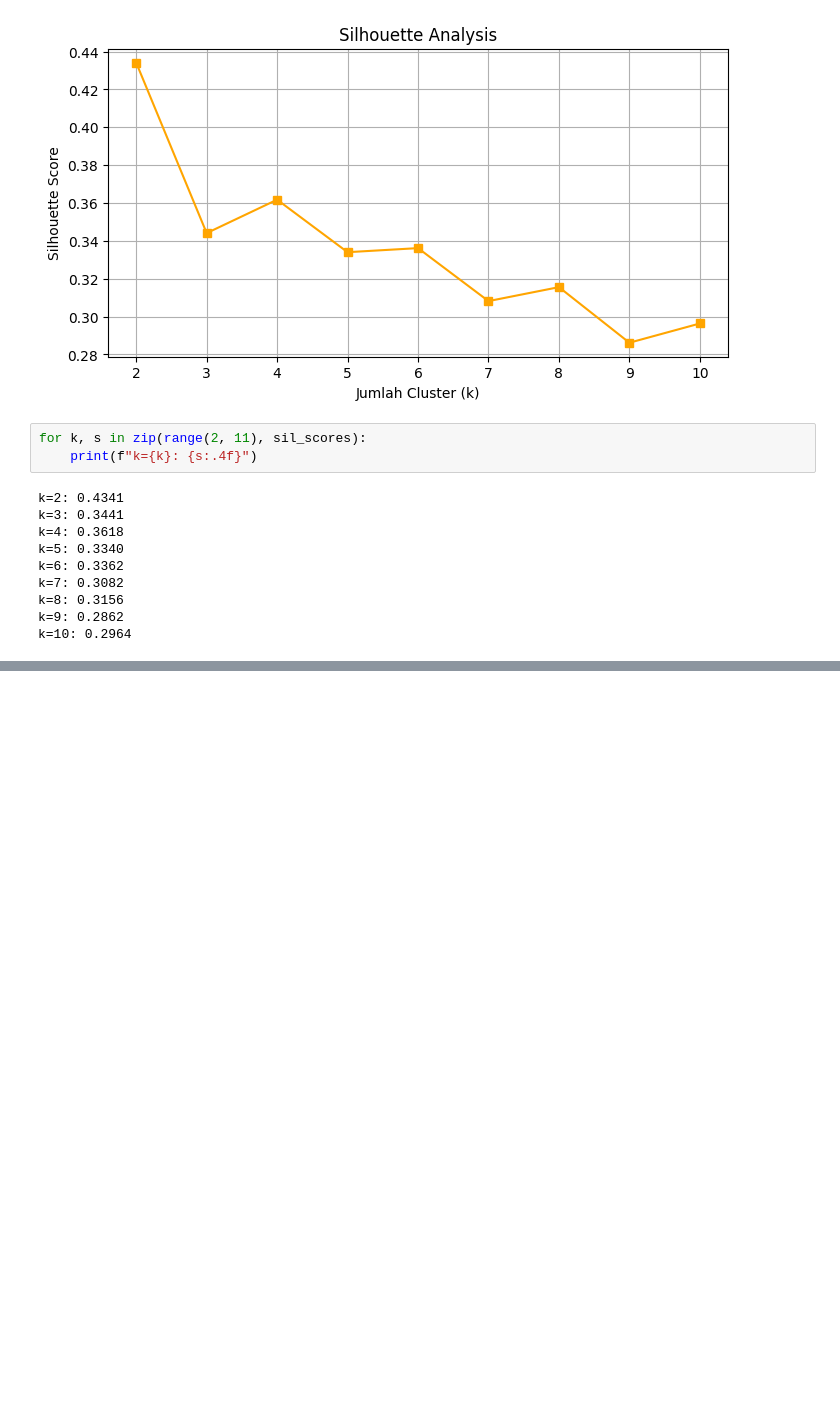
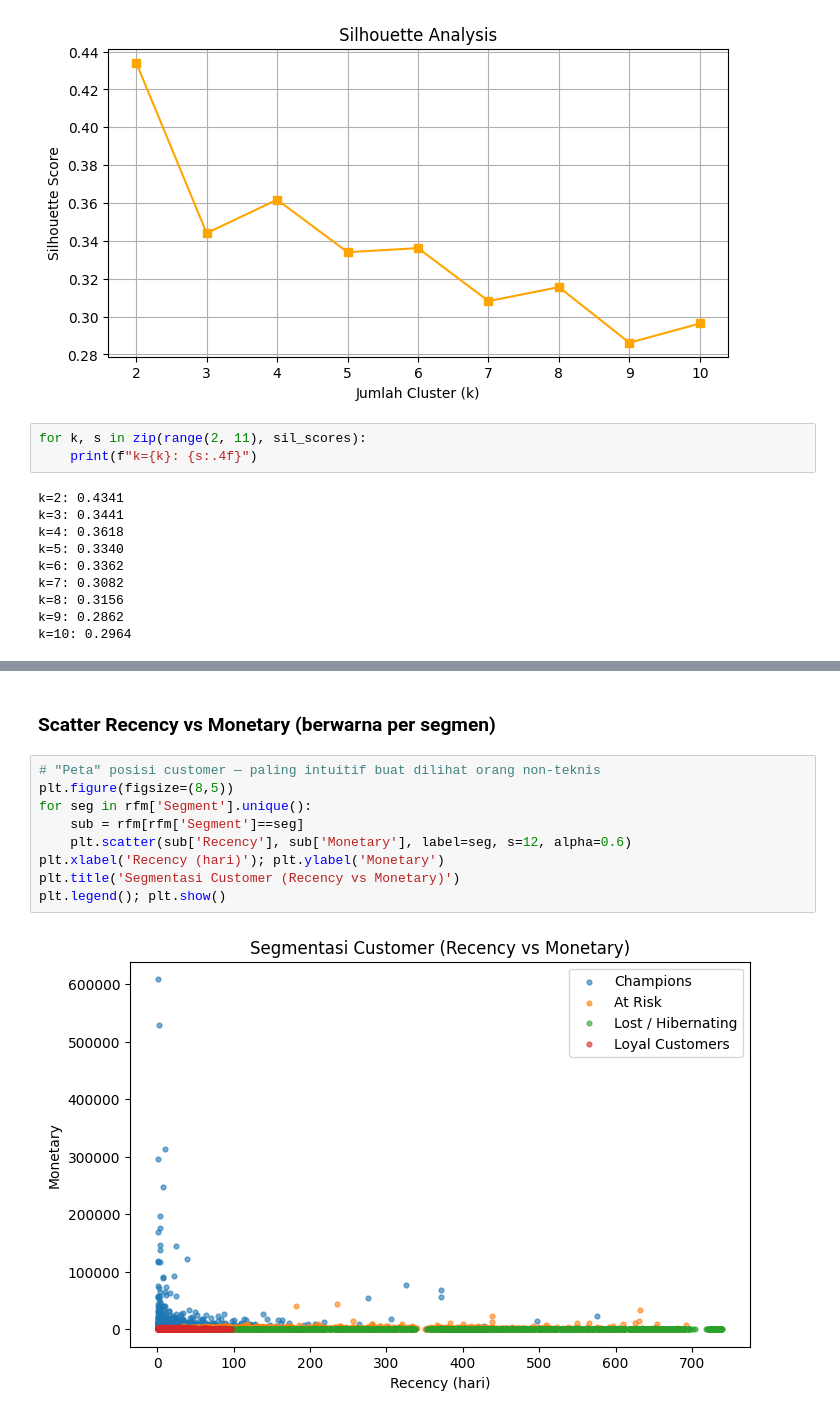
Before and after one commit to Naitkomahli/Customer-Segmentation-use-RFM-Analysis-with-K-Means-Clustering, a Jupyter notebook: model.ipynb, the cells around one changed output, grey strips where cells are left out. Cells and saved outputs as stored; diff of their text form; blank space fills up the shorter version.

```diff
--- a/model.ipynb
+++ b/model.ipynb
@@ -301,0 +385,13 @@ k=10: 0.2964
+# %% [markdown]
+### Scatter Recency vs Monetary (berwarna per segmen)
+# %%
+# "Peta" posisi customer — paling intuitif buat dilihat orang non-teknis
+plt.figure(figsize=(8,5))
+for seg in rfm['Segment'].unique():
+    sub = rfm[rfm['Segment']==seg]
+    plt.scatter(sub['Recency'], sub['Monetary'], label=seg, s=12, alpha=0.6)
+plt.xlabel('Recency (hari)'); plt.ylabel('Monetary')
+plt.title('Segmentasi Customer (Recency vs Monetary)')
+plt.legend(); plt.show()
+# %% [output]
+[figure, added]
```
Also changed, not shown: parts of 11 cells of this notebook, 3 other files.
